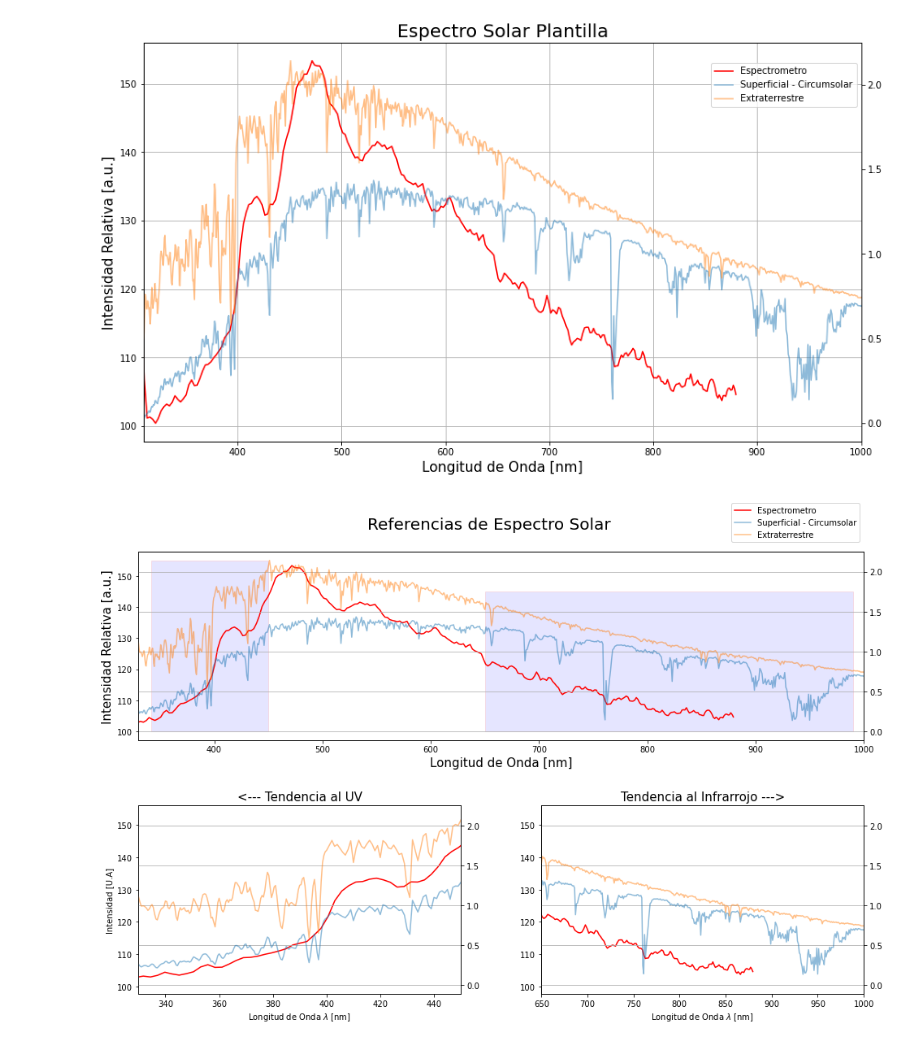
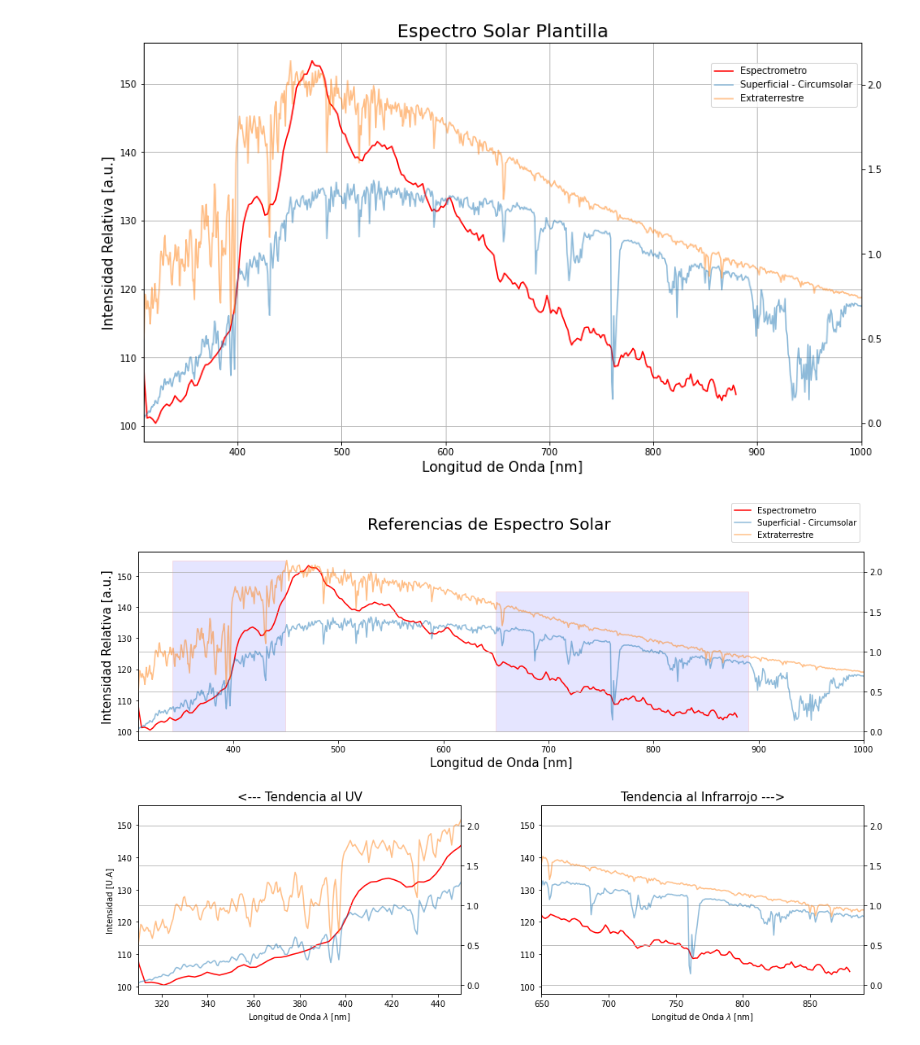
Before and after one commit to jerolg/Fisica_Experimental_IV_2023_1, a Jupyter notebook: PROYECTO_FINAL/data_analysis_notebook.ipynb, the cells around one changed output. Saved outputs shown, nothing was run; the diff lists cells and outputs as text; code cells hidden in the pictures.

```diff
--- a/PROYECTO_FINAL/data_analysis_notebook.ipynb
+++ b/PROYECTO_FINAL/data_analysis_notebook.ipynb
@@ -208,7 +206,7 @@ plt.xlabel('Longitud de Onda [nm]', size = 15)
 
 
 rectangle_UV = plt.Rectangle((342, 100), 108, 55, linewidth=1, edgecolor='r', facecolor='b', alpha = 0.1)
-rectangle_IR = plt.Rectangle((650, 100), 340, 45, linewidth=1, edgecolor='r', facecolor='b', alpha = 0.1)
+rectangle_IR = plt.Rectangle((650, 100), 240, 45, linewidth=1, edgecolor='r', facecolor='b', alpha = 0.1)
 
 plt.gca().add_patch(rectangle_UV)
 plt.gca().add_patch(rectangle_IR)
@@ -218,7 +216,7 @@ plt.twinx()
 plt.plot(solar_ref_sfc.wv, solar_ref_sfc.circumsolar, alpha = 0.5, label = 'Superficial - Circumsolar')
 plt.plot(solar_ref_sfc.wv, solar_ref_sfc.etr, alpha = 0.5, label = 'Extraterrestre')
 
-plt.xlim(330, 1000)          #Rango de Respuesta Espectral del dispositivo
+plt.xlim(310, 1000)          #Rango de Respuesta Espectral del dispositivo
 
 plt.grid()
 
@@ -228,7 +226,7 @@ plt.grid()
 plt.subplot(grid[1, 0])
 
 plt.plot(wv, lowpass(esp[0][0:-1]), 'r')
-plt.xlim(330, 450)
+plt.xlim(310, 450)
 
 plt.xlabel('Longitud de Onda $\lambda$ [nm]', size = 10)
 plt.ylabel('Intensidad [U.A]')
@@ -238,35 +236,35 @@ plt.twinx()
 plt.plot(solar_ref_sfc.wv, solar_ref_sfc.circumsolar, alpha = 0.5)
 plt.plot(solar_ref_sfc.wv, solar_ref_sfc.etr, alpha = 0.5)
 
 plt.grid()
 
 
 #AMPLIACION RANGO INFRARROJO
 
 plt.subplot(grid[1, 1])
 
 plt.plot(wv, lowpass(esp[0][0:-1]), 'r')
 
-plt.xlim(650, 1000)
+plt.xlim(650, 890)
 plt.xlabel('Longitud de Onda $\lambda$ [nm]', size = 10)
 
 
 plt.twinx()
 plt.plot(solar_ref_sfc.wv, solar_ref_sfc.circumsolar, alpha = 0.5)
 plt.plot(solar_ref_sfc.wv, solar_ref_sfc.etr, alpha = 0.5)
 
 plt.title('Tendencia al Infrarrojo --->', size = 15)
 
 
 plt.grid()
 
 plt.suptitle('Referencias de Espectro Solar', size = 20, y = 0.94)
 
 fig.legend(loc='upper right', bbox_to_anchor=(0.9, 0.97))
 
 plt.show()
 # %% [output]
-[figure, old version]
+[figure, new version]
 # %% [markdown]
 **Distribución del Vapor de agua en la Tropósfera terrestre**
 
```
Also changed, not shown: parts of 7 cells of this notebook.
